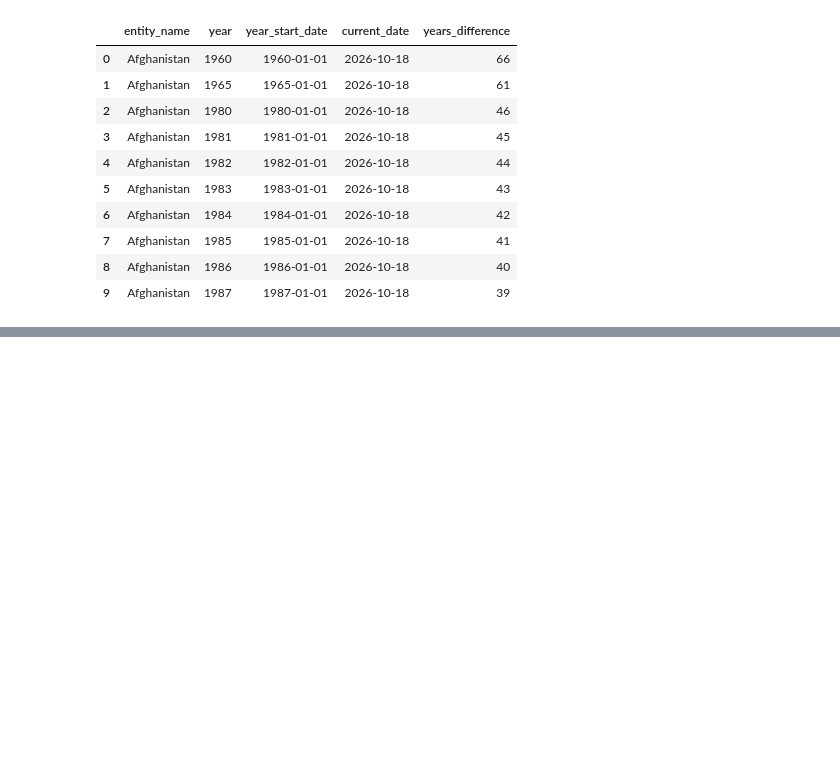
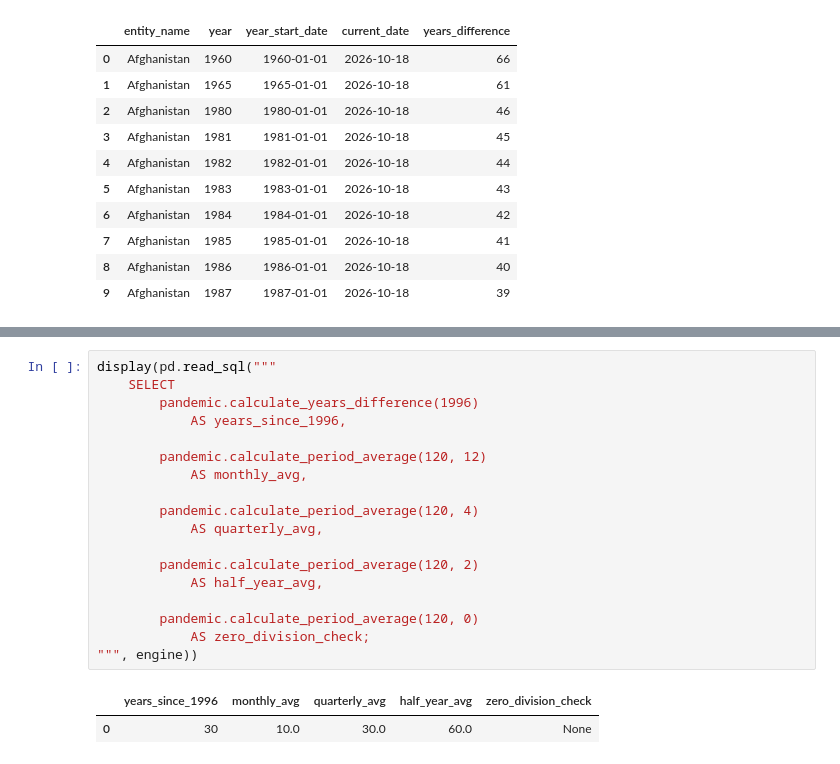
Before and after one commit to BorysZhyhalo/goit-rdb-fp, a Jupyter notebook: goit_rdb_fp.ipynb, the cells around one changed output, grey strips where cells are left out. Drawn from its saved outputs; the diff is of its cells as text; blank space fills up the shorter version.

```diff
--- a/goit_rdb_fp.ipynb
+++ b/goit_rdb_fp.ipynb
@@ -394,0 +459,21 @@ display(pd.read_sql("""
+# %%
+display(pd.read_sql("""
+    SELECT
+        pandemic.calculate_years_difference(1996)
+            AS years_since_1996,
+
+        pandemic.calculate_period_average(120, 12)
+            AS monthly_avg,
+
+        pandemic.calculate_period_average(120, 4)
+            AS quarterly_avg,
+
+        pandemic.calculate_period_average(120, 2)
+            AS half_year_avg,
+
+        pandemic.calculate_period_average(120, 0)
+            AS zero_division_check;
+""", engine))
+# %% [output]
+|  | years_since_1996 | monthly_avg | quarterly_avg | half_year_avg | zero_division_check |
+| 0 | 30 | 10.0 | 30.0 | 60.0 | None |
```
Also changed, not shown: parts of 4 cells of this notebook.
